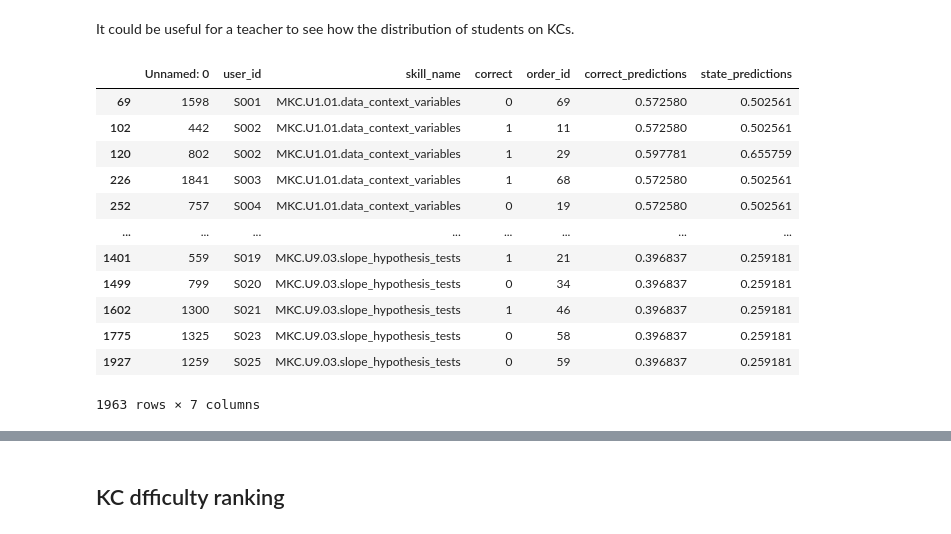
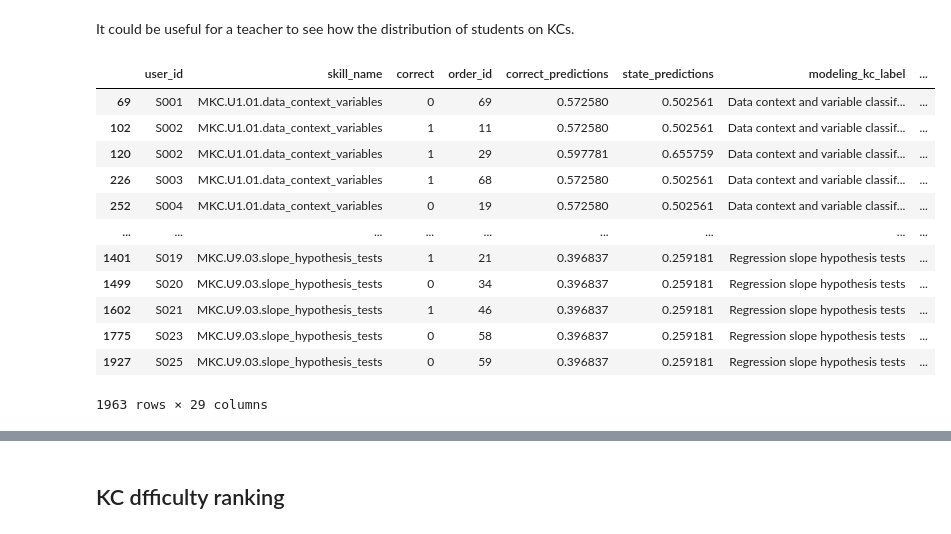
Before and after one commit to mailysg8/ai-student-progress-tracker, a Jupyter notebook: notebooks/class_overview.ipynb, the cells around one changed output, grey strips where cells are left out. Saved outputs shown, nothing was run; the diff lists cells and outputs as text; code cells hidden in the pictures.

```diff
--- a/notebooks/class_overview.ipynb
+++ b/notebooks/class_overview.ipynb
@@ -4,6 +6,4 @@ import altair as alt
 # %%
 data = pd.read_excel('../data/raw/final_data.xlsx', sheet_name='Student_Observations')
 kc = pd.read_excel('../data/raw/final_data.xlsx', sheet_name='KC_Nodes')
-initial_model_output = pd.read_csv('../data/output/group_initial_model.csv')
-group = pd.read_excel('../data/raw/grouped_data.xlsx', sheet_name=1)
-merged_data = initial_model_output.merge(group[['modeling_kc_id','modeling_kc_label']], left_on = 'skill_name', right_on='modeling_kc_id').drop(columns=['Unnamed: 0','modeling_kc_id'])
+mkc_data = pd.read_csv('../data/processed/mkc_data.csv')
@@ -53,21 +29,21 @@ initial_model_output
 # %% [markdown]
 It could be useful for a teacher to see how the distribution of students on KCs.
 # %%
-initial_model_output.sort_values(['skill_name','user_id'])
+mkc_data.sort_values(['skill_name','user_id'])
 # %% [output]
-|  | Unnamed: 0 | user_id | skill_name | correct | order_id | correct_predictions | state_predictions |
-| 69 | 1598 | S001 | MKC.U1.01.data_context_variables | 0 | 69 | 0.572580 | 0.502561 |
-| 102 | 442 | S002 | MKC.U1.01.data_context_variables | 1 | 11 | 0.572580 | 0.502561 |
-| 120 | 802 | S002 | MKC.U1.01.data_context_variables | 1 | 29 | 0.597781 | 0.655759 |
-| 226 | 1841 | S003 | MKC.U1.01.data_context_variables | 1 | 68 | 0.572580 | 0.502561 |
-| 252 | 757 | S004 | MKC.U1.01.data_context_variables | 0 | 19 | 0.572580 | 0.502561 |
-| ... | ... | ... | ... | ... | ... | ... | ... |
-| 1401 | 559 | S019 | MKC.U9.03.slope_hypothesis_tests | 1 | 21 | 0.396837 | 0.259181 |
-| 1499 | 799 | S020 | MKC.U9.03.slope_hypothesis_tests | 0 | 34 | 0.396837 | 0.259181 |
-| 1602 | 1300 | S021 | MKC.U9.03.slope_hypothesis_tests | 1 | 46 | 0.396837 | 0.259181 |
-| 1775 | 1325 | S023 | MKC.U9.03.slope_hypothesis_tests | 0 | 58 | 0.396837 | 0.259181 |
-| 1927 | 1259 | S025 | MKC.U9.03.slope_hypothesis_tests | 0 | 59 | 0.396837 | 0.259181 |
+|  | user_id | skill_name | correct | order_id | correct_predictions | state_predictions | modeling_kc_label | ... |
+| 69 | S001 | MKC.U1.01.data_context_variables | 0 | 69 | 0.572580 | 0.502561 | Data context and variable classif... | ... |
+| 102 | S002 | MKC.U1.01.data_context_variables | 1 | 11 | 0.572580 | 0.502561 | Data context and variable classif... | ... |
+| 120 | S002 | MKC.U1.01.data_context_variables | 1 | 29 | 0.597781 | 0.655759 | Data context and variable classif... | ... |
+| 226 | S003 | MKC.U1.01.data_context_variables | 1 | 68 | 0.572580 | 0.502561 | Data context and variable classif... | ... |
+| 252 | S004 | MKC.U1.01.data_context_variables | 0 | 19 | 0.572580 | 0.502561 | Data context and variable classif... | ... |
+| ... | ... | ... | ... | ... | ... | ... | ... | ... |
+| 1401 | S019 | MKC.U9.03.slope_hypothesis_tests | 1 | 21 | 0.396837 | 0.259181 | Regression slope hypothesis tests | ... |
+| 1499 | S020 | MKC.U9.03.slope_hypothesis_tests | 0 | 34 | 0.396837 | 0.259181 | Regression slope hypothesis tests | ... |
+| 1602 | S021 | MKC.U9.03.slope_hypothesis_tests | 1 | 46 | 0.396837 | 0.259181 | Regression slope hypothesis tests | ... |
+| 1775 | S023 | MKC.U9.03.slope_hypothesis_tests | 0 | 58 | 0.396837 | 0.259181 | Regression slope hypothesis tests | ... |
+| 1927 | S025 | MKC.U9.03.slope_hypothesis_tests | 0 | 59 | 0.396837 | 0.259181 | Regression slope hypothesis tests | ... |
-1963 rows × 7 columns
+1963 rows × 29 columns
 # %%
 threshold = 0.95
 
```
Also changed, not shown: parts of 23 cells of this notebook, 1 other file.
